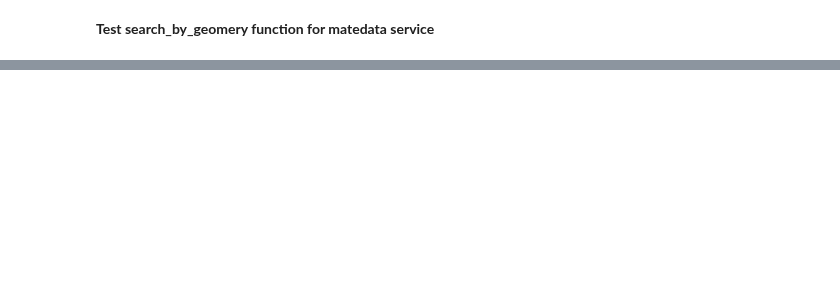
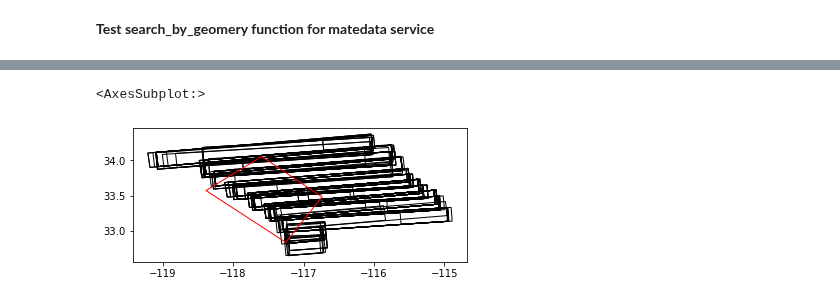
Before and after one commit to GeoGateway/UAVSAR_processing, a Jupyter notebook: tools/search_by_gemeotry.ipynb, the cells around one changed output, grey strips where cells are left out. Cells and saved outputs as stored; diff of their text form; code cells hidden in the pictures; blank space fills up the shorter version.

```diff
--- a/tools/search_by_gemeotry.ipynb
+++ b/tools/search_by_gemeotry.ipynb
@@ -77,0 +74,8 @@ s.plot()
+# %%
+sel=data[data.intersects(str2geometry(poly_str))]
+base = sel.plot(facecolor="none", edgecolor="black")
+s = gpd.GeoSeries(str2geometry(poly_str))
+s.plot(ax=base,facecolor="none", edgecolor="red")
+# %% [output]
+<AxesSubplot:>
+[figure, added]
```
Also changed, not shown: parts of 8 cells of this notebook.
